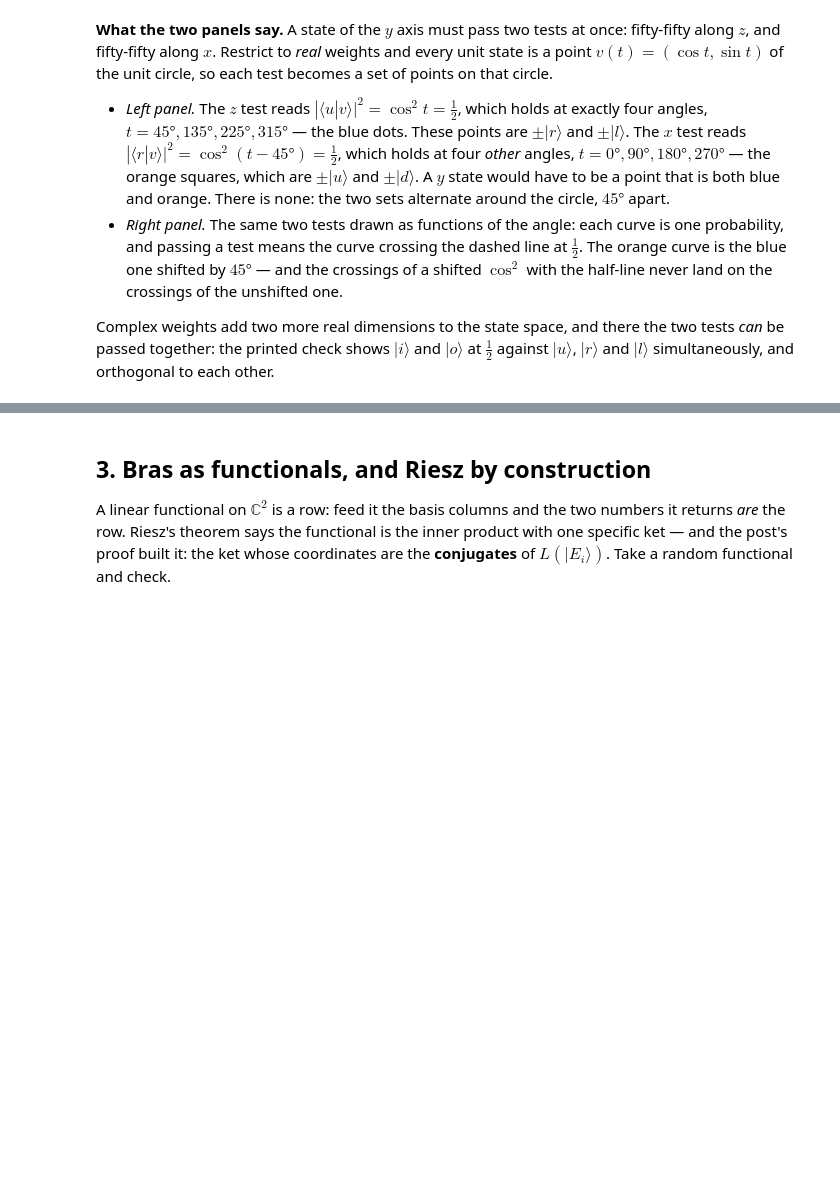
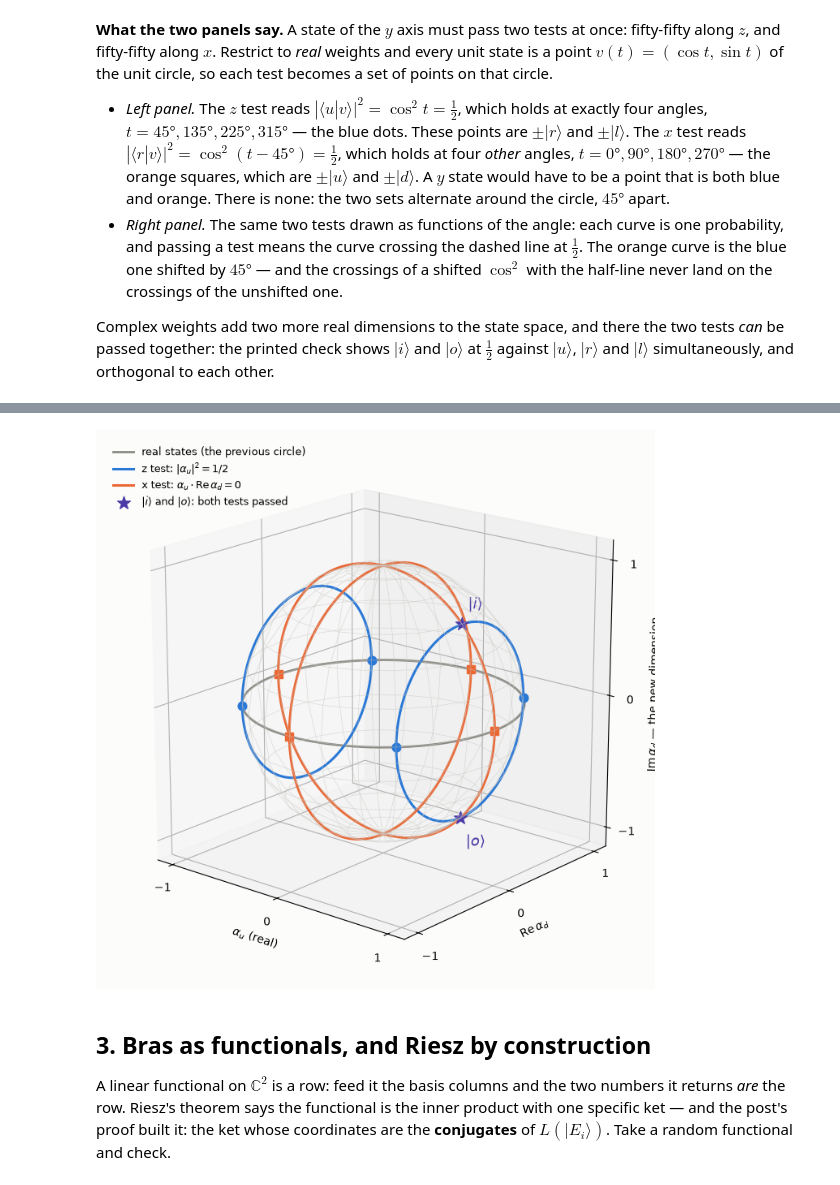
Before and after one commit to jen1995/jen1995.github.io, a Jupyter notebook: notebooks/state_space.ipynb, the cells around one changed output, grey strips where cells are left out. Saved outputs shown, nothing was run; the diff lists cells and outputs as text; code cells hidden in the pictures; blank space fills up the shorter version.

Commit message:
QM-2 notebook: the new dimension drawn - unit sphere with alpha_u real, test curves meeting at |i> and |o> off the real plane
Co-Authored-By: Claude Fable 5.1 <noreply@anthropic.com>

```diff
--- a/notebooks/state_space.ipynb
+++ b/notebooks/state_space.ipynb
@@ -145,3 +166,47 @@ orthogonal to each other.
+# %%
+from mpl_toolkits.mplot3d import Axes3D  # noqa: F401  (registers the 3d projection)
+
+s_ = np.linspace(0, 2*np.pi, 400)
+c, sn = np.cos(s_), np.sin(s_)
+h = 1/np.sqrt(2)
+
+fig = plt.figure(figsize=(8.5, 7))
+ax = fig.add_subplot(111, projection="3d")
+
+# the sphere of unit states (with alpha_u real), as a faint wireframe
+uu, vv = np.meshgrid(np.linspace(0, 2*np.pi, 25), np.linspace(0, np.pi, 13))
+ax.plot_wireframe(np.cos(uu)*np.sin(vv), np.sin(uu)*np.sin(vv), np.cos(vv),
+                  color=FAINT, lw=0.5, alpha=0.6)
+
+# the real plane Im(alpha_d) = 0: the circle of the previous figure
+ax.plot(c, sn, 0*s_, color=GREY, lw=2.0, label="real states (the previous circle)")
+
+# z test: |alpha_u|^2 = 1/2  ->  two circles alpha_u = +-1/sqrt2
+for sign in (+1, -1):
+    ax.plot(sign*h + 0*s_, h*c, h*sn, color=BLUE, lw=2.2,
+            label=r"z test: $|\alpha_u|^2 = 1/2$" if sign > 0 else None)
+# x test: alpha_u * Re(alpha_d) = 0  ->  great circles alpha_u = 0 and Re(alpha_d) = 0
+ax.plot(0*s_, c, sn, color=ORANGE, lw=2.2, label=r"x test: $\alpha_u \cdot \mathrm{Re}\,\alpha_d = 0$")
+ax.plot(c, 0*s_, sn, color=ORANGE, lw=2.2)
+
+# the points of the previous figure, on the real plane
+ax.scatter([h, -h, h, -h], [h, h, -h, -h], [0, 0, 0, 0], color=BLUE, s=60, depthshade=False)
+ax.scatter([1, -1, 0, 0], [0, 0, 1, -1], [0, 0, 0, 0], color=ORANGE, s=60, marker="s", depthshade=False)
+
+# the meeting points off the plane: |i> and |o>
+ax.scatter([h, h], [0, 0], [h, -h], color=VIOLET, s=140, marker="*", depthshade=False,
+           label=r"$|i\rangle$ and $|o\rangle$: both tests passed")
+ax.text(h + 0.05, 0, h + 0.12, r"$|i\rangle$", color=VIOLET, fontsize=13)
+ax.text(h + 0.05, 0, -h - 0.2, r"$|o\rangle$", color=VIOLET, fontsize=13)
+
+ax.set_xlabel(r"$\alpha_u$ (real)"); ax.set_ylabel(r"$\mathrm{Re}\,\alpha_d$")
+ax.set_zlabel(r"$\mathrm{Im}\,\alpha_d$ — the new dimension")
+ax.set_box_aspect((1, 1, 1)); ax.view_init(elev=18, azim=-50)
+ax.set_xticks([-1, 0, 1]); ax.set_yticks([-1, 0, 1]); ax.set_zticks([-1, 0, 1])
+ax.legend(frameon=False, fontsize=9, loc="upper left")
+plt.tight_layout(); plt.show()
+# %% [output]
+[figure, added]
 # %% [markdown]
 ## 3. Bras as functionals, and Riesz by construction
 
```
Also changed, not shown: parts of 1 cell of this notebook, 1 other file.
